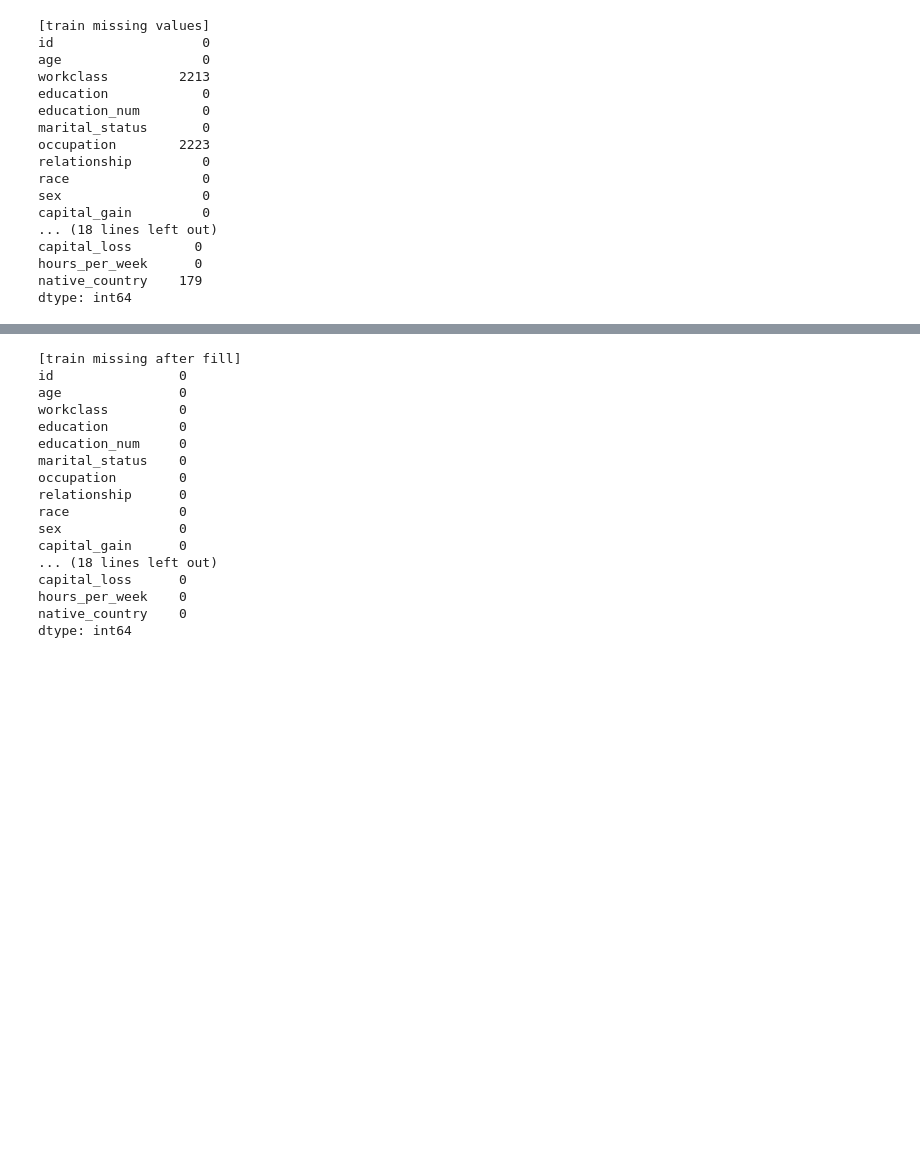
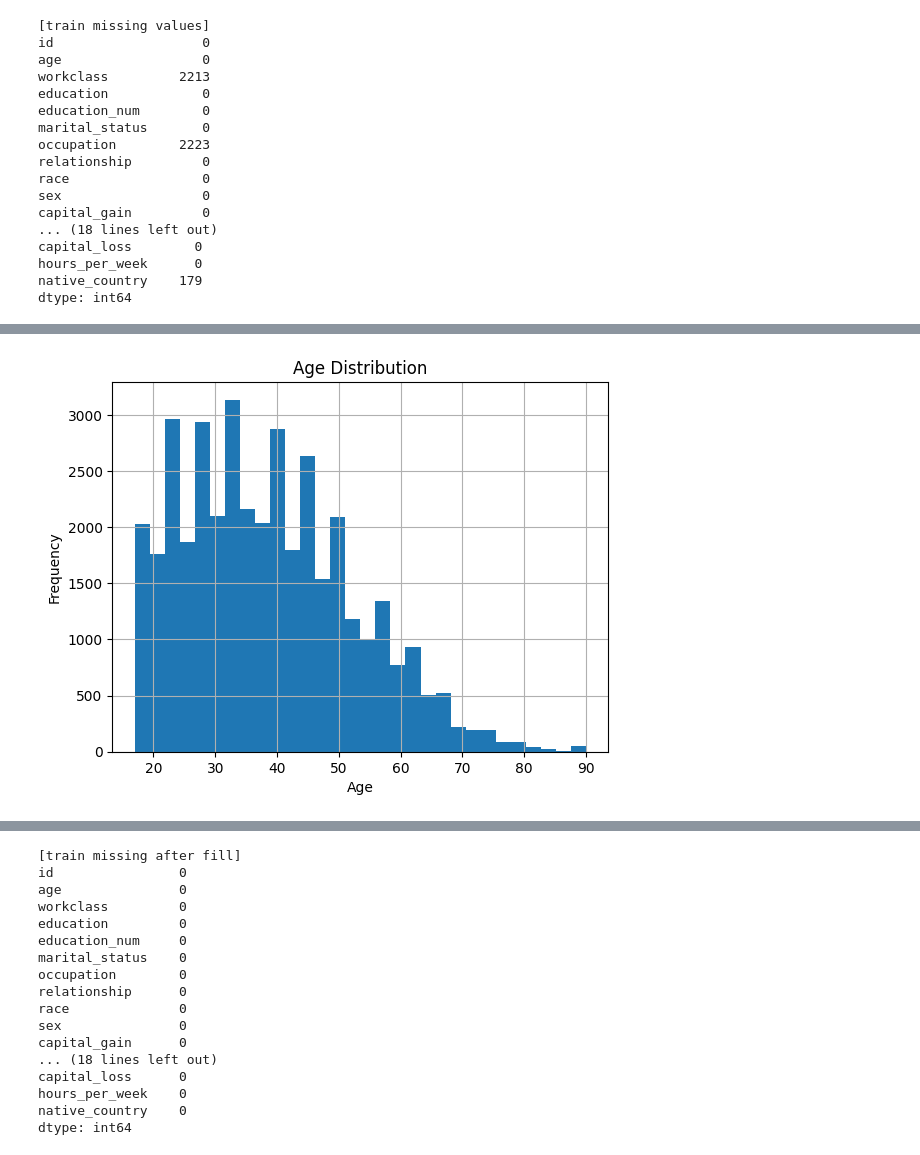
Before and after one commit to eluda315/pattern_recognition_team_project, a Jupyter notebook: code.ipynb, the cells around one changed output, grey strips where cells are left out. Drawn from its saved outputs; the diff is of its cells as text; code cells hidden in the pictures; blank space fills up the shorter version.

```diff
--- a/code.ipynb
+++ b/code.ipynb
@@ -78,0 +91,10 @@ dtype: int64
+# %%
+train_df['age'].hist(bins=30)
+
+plt.title("Age Distribution")
+plt.xlabel("Age")
+plt.ylabel("Frequency")
+
+plt.show()
+# %% [output]
+[figure, added]
```
Also changed, not shown: parts of 4 cells of this notebook.
